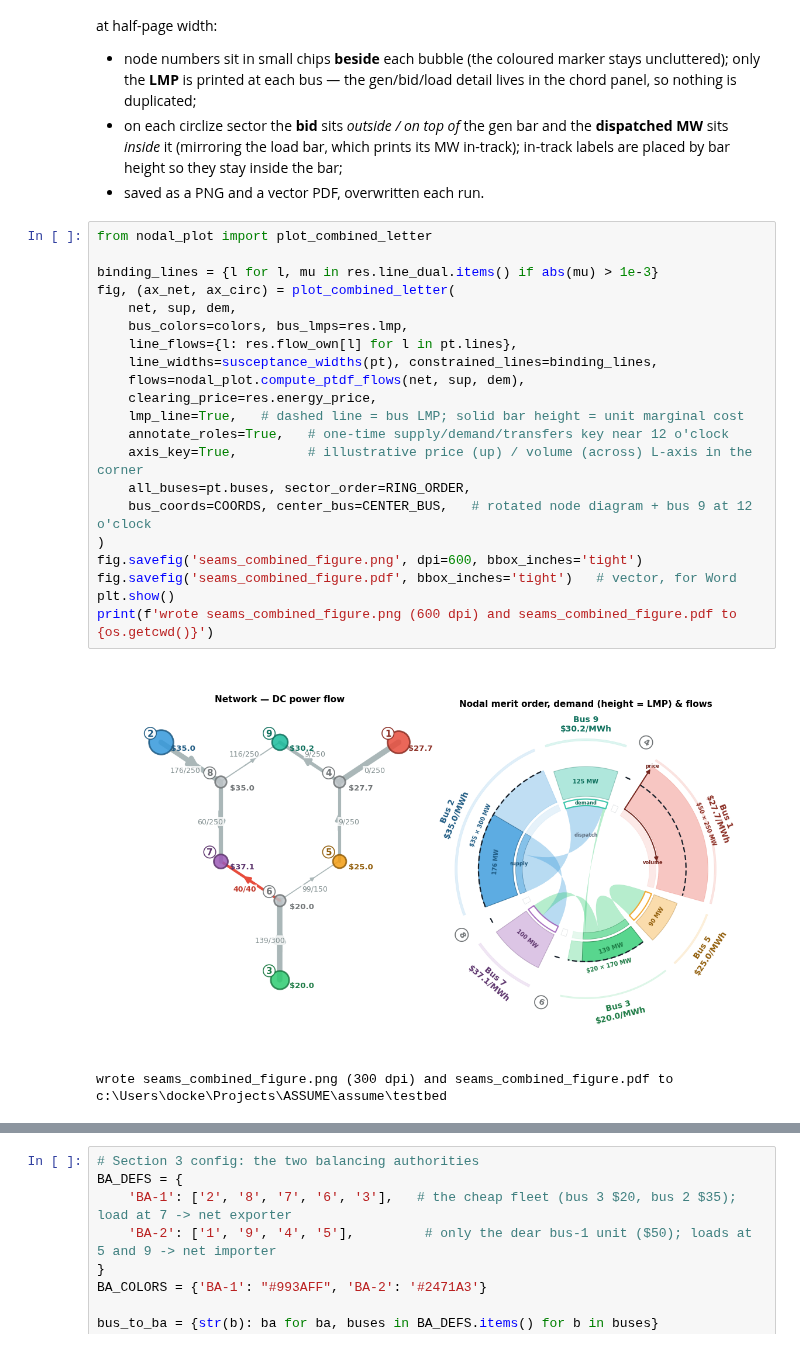
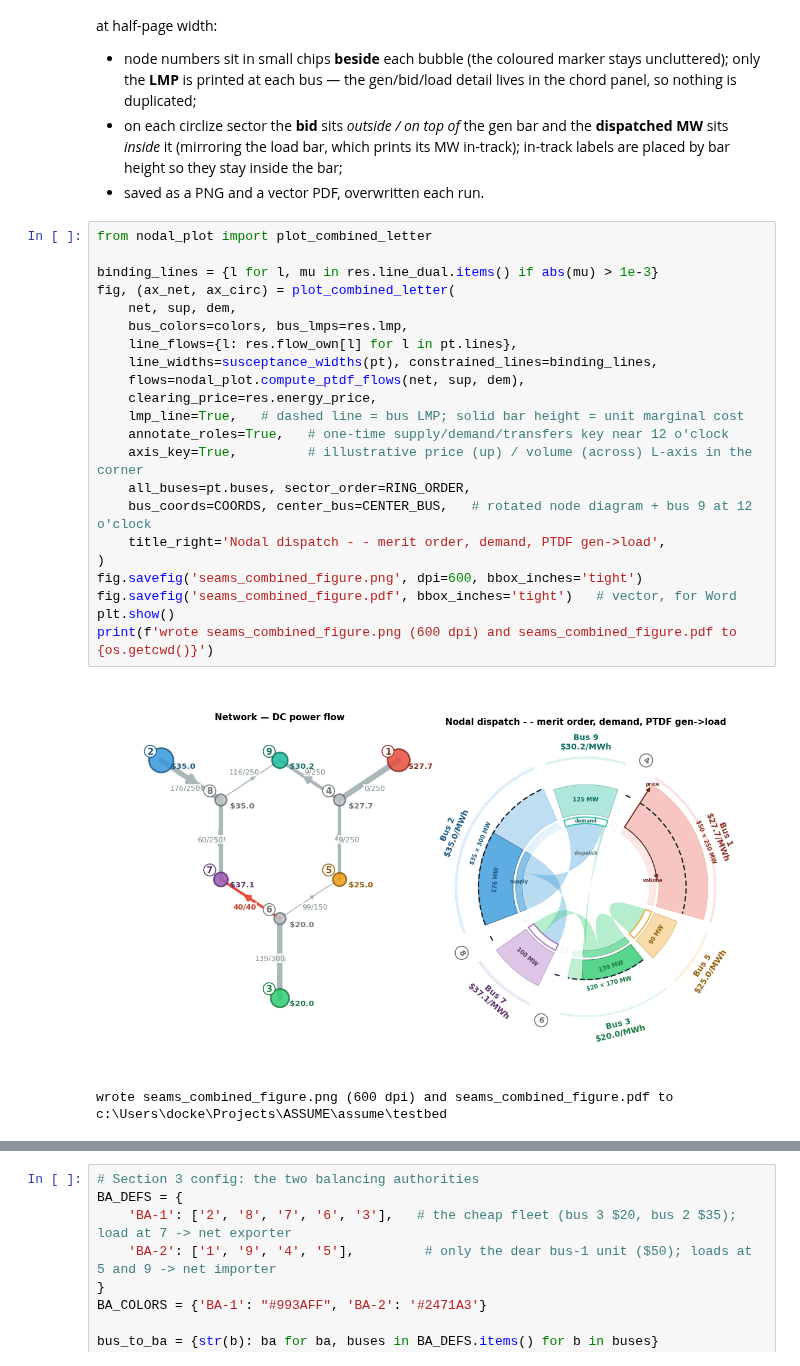
Before and after one commit to pdockery/wscc9-illustrative-model, a Jupyter notebook: congestion_revenue_allocation_example.ipynb, the cells around one changed output, grey strips where cells are left out. Cells and saved outputs as stored; diff of their text form.

```diff
--- a/congestion_revenue_allocation_example.ipynb
+++ b/congestion_revenue_allocation_example.ipynb
@@ -451,25 +545,26 @@ sized so the fonts stay clean at half-page width:
 # %%
 from nodal_plot import plot_combined_letter
 
 binding_lines = {l for l, mu in res.line_dual.items() if abs(mu) > 1e-3}
 fig, (ax_net, ax_circ) = plot_combined_letter(
     net, sup, dem,
     bus_colors=colors, bus_lmps=res.lmp,
     line_flows={l: res.flow_own[l] for l in pt.lines},
     line_widths=susceptance_widths(pt), constrained_lines=binding_lines,
     flows=nodal_plot.compute_ptdf_flows(net, sup, dem),
     clearing_price=res.energy_price,
     lmp_line=True,   # dashed line = bus LMP; solid bar height = unit marginal cost
     annotate_roles=True,   # one-time supply/demand/transfers key near 12 o'clock
     axis_key=True,         # illustrative price (up) / volume (across) L-axis in the corner
     all_buses=pt.buses, sector_order=RING_ORDER,
     bus_coords=COORDS, center_bus=CENTER_BUS,   # rotated node diagram + bus 9 at 12 o'clock
+    title_right='Nodal dispatch - - merit order, demand, PTDF gen->load',
 )
 fig.savefig('seams_combined_figure.png', dpi=600, bbox_inches='tight')
 fig.savefig('seams_combined_figure.pdf', bbox_inches='tight')   # vector, for Word
 plt.show()
 print(f'wrote seams_combined_figure.png (600 dpi) and seams_combined_figure.pdf to {os.getcwd()}')
 # %% [output]
-[figure, old version]
+[figure, new version]
-wrote seams_combined_figure.png (300 dpi) and seams_combined_figure.pdf to c:\Users\docke\Projects\ASSUME\assume\testbed
+wrote seams_combined_figure.png (600 dpi) and seams_combined_figure.pdf to c:\Users\docke\Projects\ASSUME\assume\testbed
 # %% [markdown]
```
Also changed, not shown: parts of 21 cells of this notebook.
